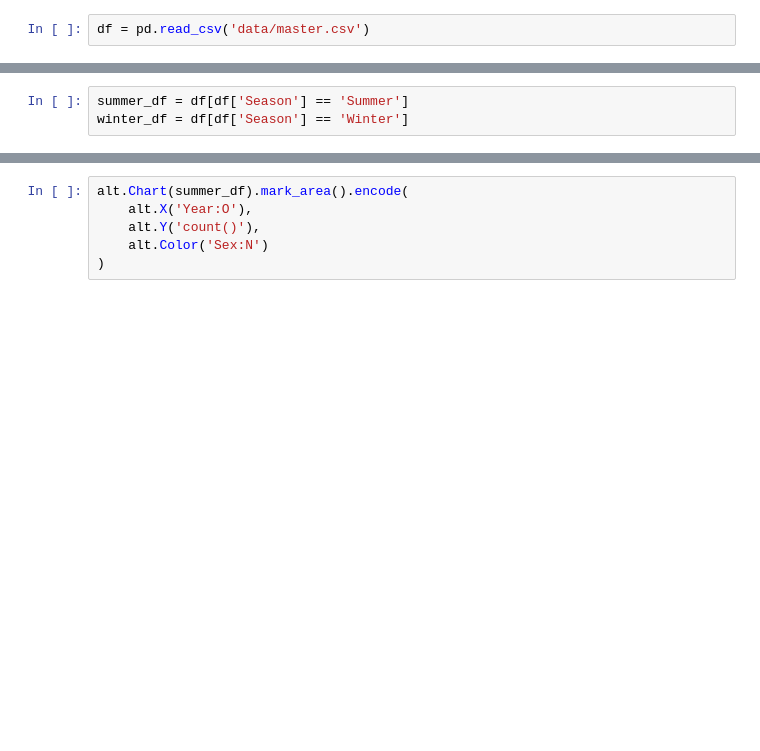
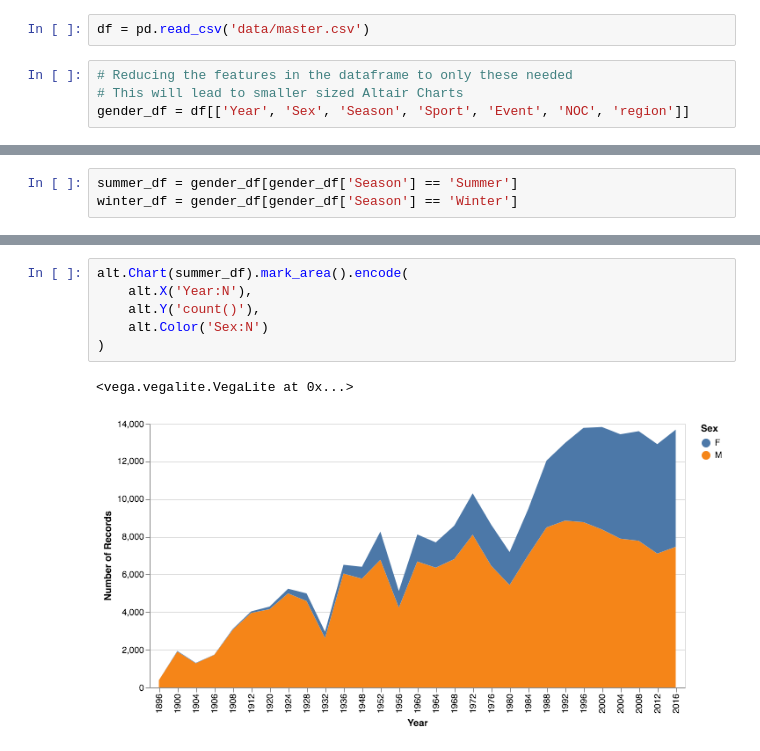
Before and after one commit to sarthakbatragatech/OlympicViz, a Jupyter notebook: 4. Gender.ipynb, the cells around one changed output, grey strips where cells are left out. Drawn from its saved outputs; the diff is of its cells as text; blank space fills up the shorter version.

Commit message:
Generated 'increasing gender equality' plots

```diff
--- a/4. Gender.ipynb
+++ b/4. Gender.ipynb
@@ -12,2 +14,6 @@ alt.data_transformers.enable('data_server')
 # %%
 df = pd.read_csv('data/master.csv')
+# %%
+# Reducing the features in the dataframe to only these needed
+# This will lead to smaller sized Altair Charts
+gender_df = df[['Year', 'Sex', 'Season', 'Sport', 'Event', 'NOC', 'region']]
@@ -14,3 +29,3 @@ df = pd.read_csv('data/master.csv')
 # %%
-summer_df = df[df['Season'] == 'Summer']
-winter_df = df[df['Season'] == 'Winter']
+summer_df = gender_df[gender_df['Season'] == 'Summer']
+winter_df = gender_df[gender_df['Season'] == 'Winter']
@@ -17,9 +101,12 @@ winter_df = df[df['Season'] == 'Winter']
 # %%
 alt.Chart(summer_df).mark_area().encode(
-    alt.X('Year:O'),
+    alt.X('Year:N'),
     alt.Y('count()'),
     alt.Color('Sex:N')
 )
+# %% [output]
+<vega.vegalite.VegaLite at 0x...>
+[figure, added]
 # %%
 alt.Chart(winter_df).mark_area().encode(
     alt.X('Year:O'),
```
Also changed, not shown: parts of 14 cells of this notebook.
